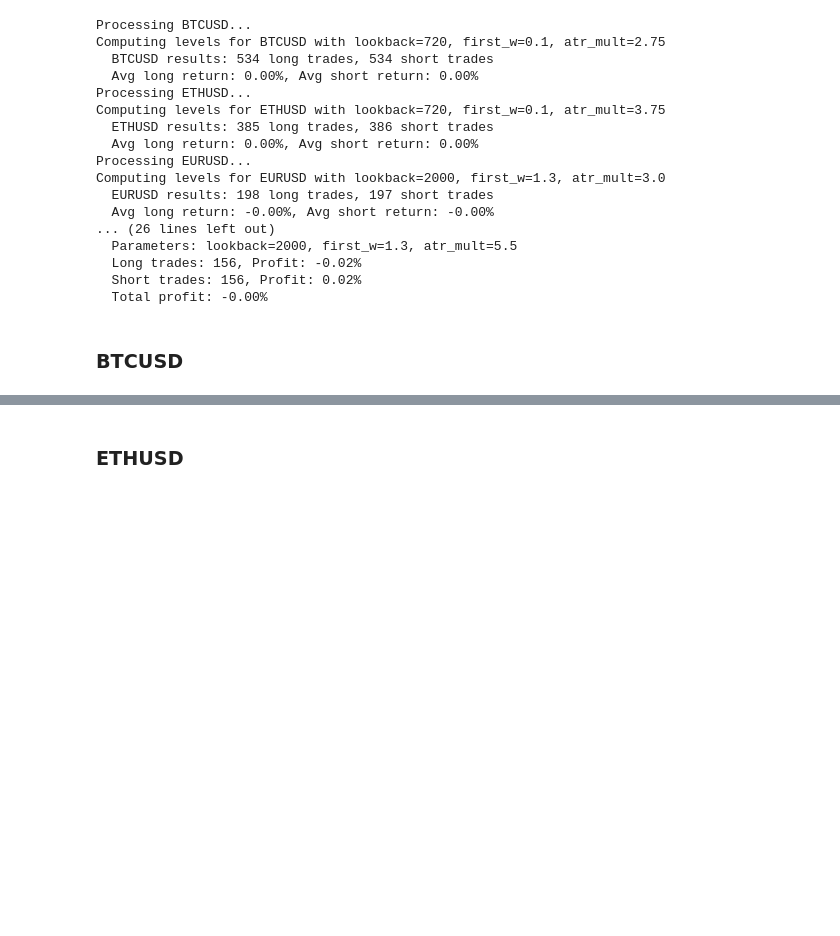
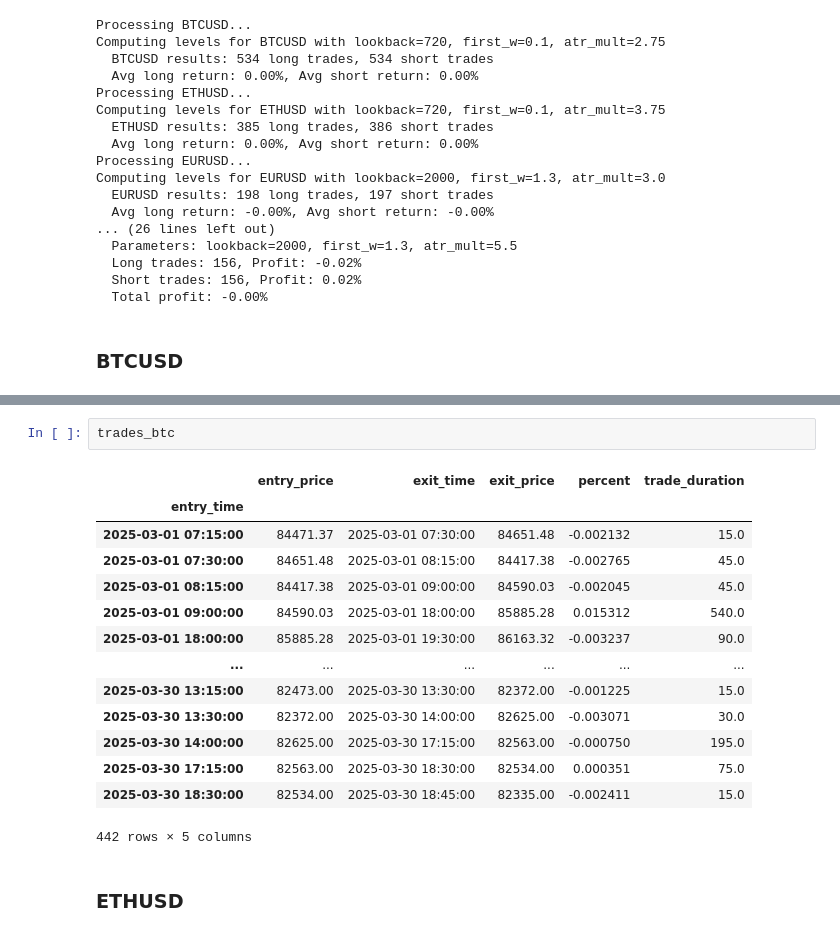
Before and after one commit to GaoRaine/Crypto_trading-, a Jupyter notebook: VolumeProfile_strategy.ipynb, the cells around one changed output, grey strips where cells are left out. Drawn from its saved outputs; the diff is of its cells as text; blank space fills up the shorter version.

```diff
--- a/VolumeProfile_strategy.ipynb
+++ b/VolumeProfile_strategy.ipynb
@@ -458,3 +458,20 @@ Profit per Trade: 1.0431
+# %%
+trades_btc
+# %% [output]
+|  | entry_price | exit_time | exit_price | percent | trade_duration |
+| entry_time |  |  |  |  |  |
+| 2025-03-01 07:15:00 | 84471.37 | 2025-03-01 07:30:00 | 84651.48 | -0.002132 | 15.0 |
+| 2025-03-01 07:30:00 | 84651.48 | 2025-03-01 08:15:00 | 84417.38 | -0.002765 | 45.0 |
+| 2025-03-01 08:15:00 | 84417.38 | 2025-03-01 09:00:00 | 84590.03 | -0.002045 | 45.0 |
+| 2025-03-01 09:00:00 | 84590.03 | 2025-03-01 18:00:00 | 85885.28 | 0.015312 | 540.0 |
+| 2025-03-01 18:00:00 | 85885.28 | 2025-03-01 19:30:00 | 86163.32 | -0.003237 | 90.0 |
+| ... | ... | ... | ... | ... | ... |
+| 2025-03-30 13:15:00 | 82473.00 | 2025-03-30 13:30:00 | 82372.00 | -0.001225 | 15.0 |
+| 2025-03-30 13:30:00 | 82372.00 | 2025-03-30 14:00:00 | 82625.00 | -0.003071 | 30.0 |
+| 2025-03-30 14:00:00 | 82625.00 | 2025-03-30 17:15:00 | 82563.00 | -0.000750 | 195.0 |
+| 2025-03-30 17:15:00 | 82563.00 | 2025-03-30 18:30:00 | 82534.00 | 0.000351 | 75.0 |
+| 2025-03-30 18:30:00 | 82534.00 | 2025-03-30 18:45:00 | 82335.00 | -0.002411 | 15.0 |
+442 rows × 5 columns
 # %% [markdown]
 ### ETHUSD
 # %%
```
Also changed, not shown: parts of 8 cells of this notebook.
